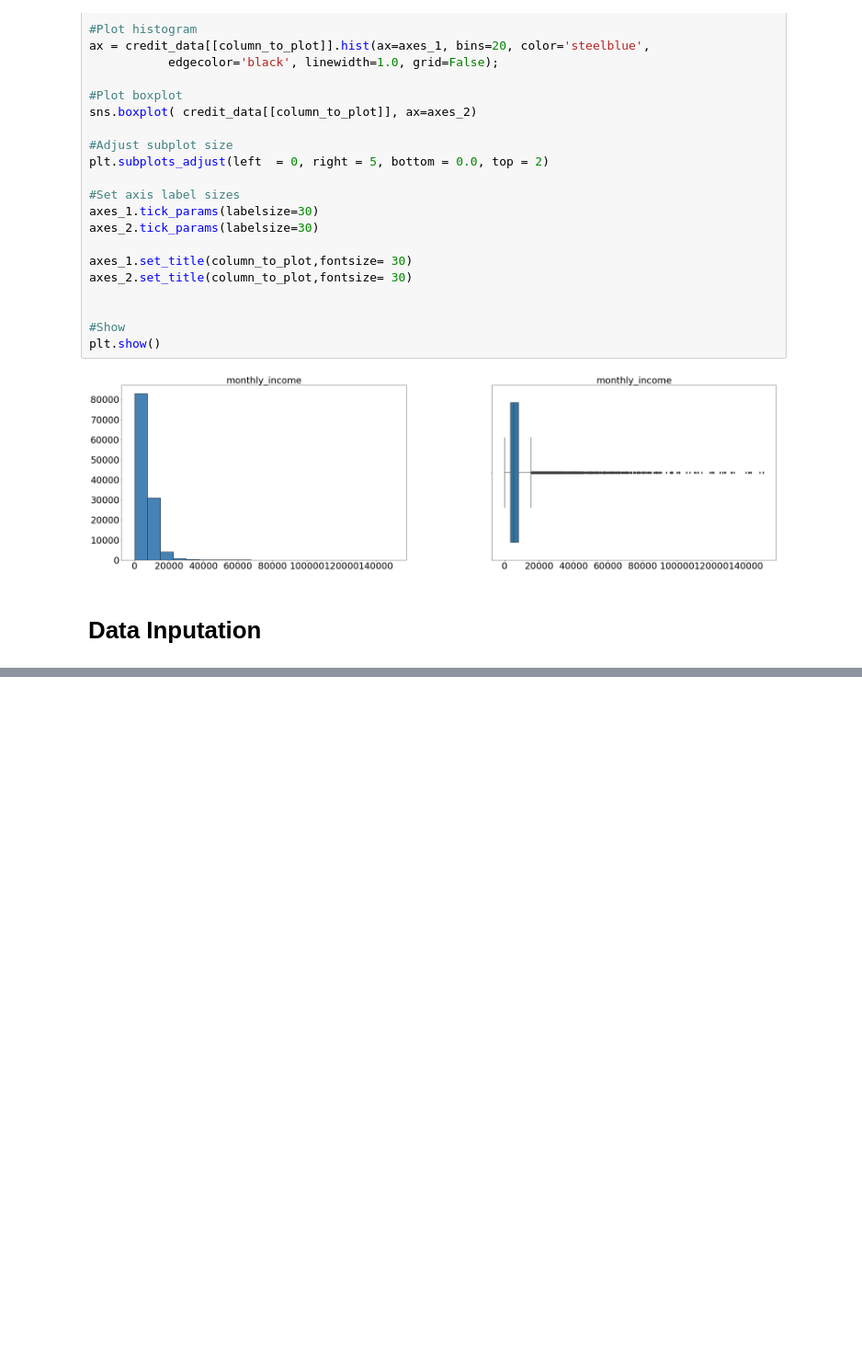
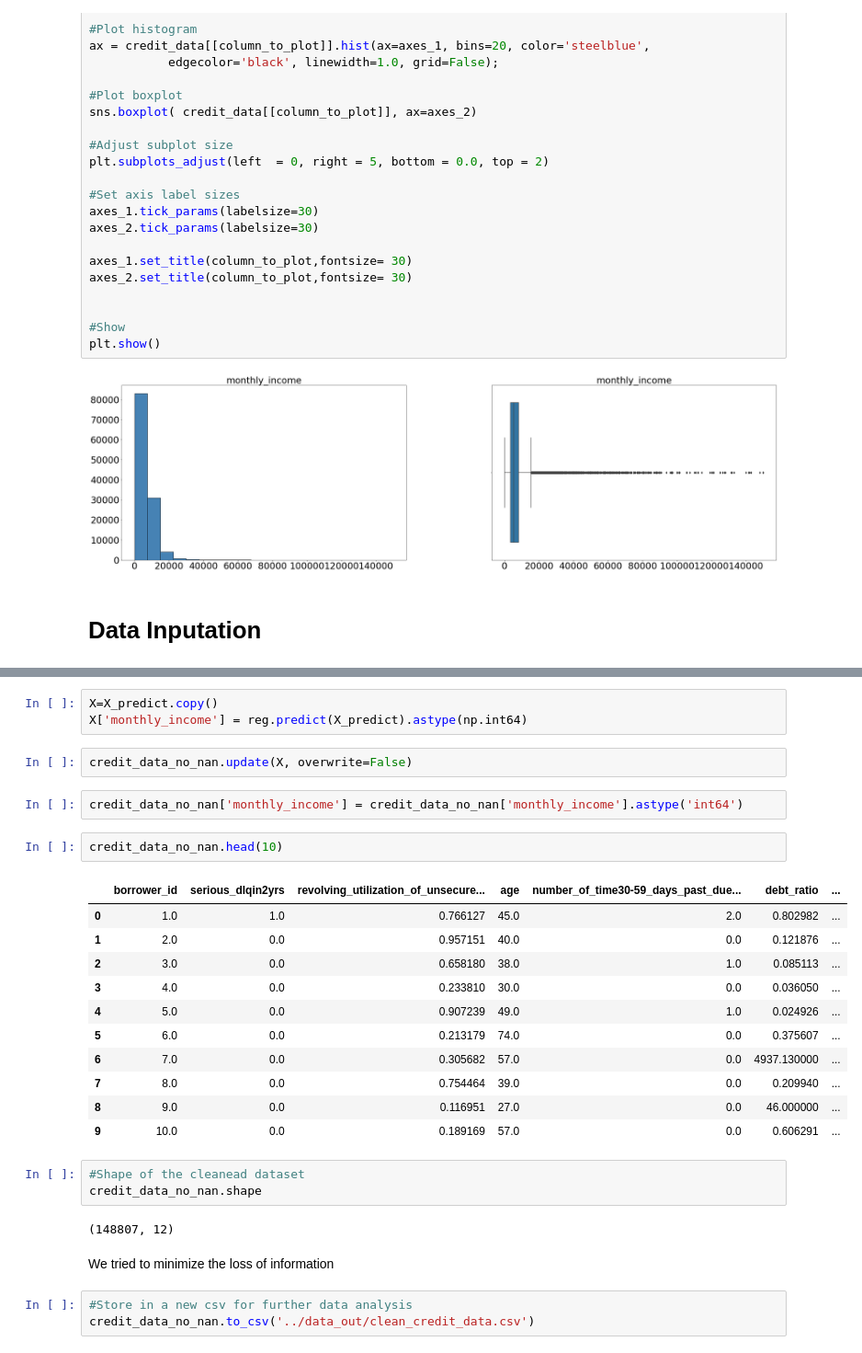
Before and after one commit to renzobechler-zz/credits_eda, a Jupyter notebook: notebooks/credits_eda_data_clean.ipynb, the cells around one changed output, grey strips where cells are left out. Shown at 92% size. Saved outputs shown, nothing was run; the diff lists cells and outputs as text; blank space fills up the shorter version.

```diff
--- a/notebooks/credits_eda_data_clean.ipynb
+++ b/notebooks/credits_eda_data_clean.ipynb
@@ -1250,0 +1402,31 @@ We will study if there is any correlation that help us to define what to do with
+# %%
+X=X_predict.copy()
+X['monthly_income'] = reg.predict(X_predict).astype(np.int64)
+# %%
+credit_data_no_nan.update(X, overwrite=False)
+# %%
+credit_data_no_nan['monthly_income'] = credit_data_no_nan['monthly_income'].astype('int64')
+# %%
+credit_data_no_nan.head(10)
+# %% [output]
+|  | borrower_id | serious_dlqin2yrs | revolving_utilization_of_unsecure... | age | number_of_time30-59_days_past_due... | debt_ratio | ... |
+| 0 | 1.0 | 1.0 | 0.766127 | 45.0 | 2.0 | 0.802982 | ... |
+| 1 | 2.0 | 0.0 | 0.957151 | 40.0 | 0.0 | 0.121876 | ... |
+| 2 | 3.0 | 0.0 | 0.658180 | 38.0 | 1.0 | 0.085113 | ... |
+| 3 | 4.0 | 0.0 | 0.233810 | 30.0 | 0.0 | 0.036050 | ... |
+| 4 | 5.0 | 0.0 | 0.907239 | 49.0 | 1.0 | 0.024926 | ... |
+| 5 | 6.0 | 0.0 | 0.213179 | 74.0 | 0.0 | 0.375607 | ... |
+| 6 | 7.0 | 0.0 | 0.305682 | 57.0 | 0.0 | 4937.130000 | ... |
+| 7 | 8.0 | 0.0 | 0.754464 | 39.0 | 0.0 | 0.209940 | ... |
+| 8 | 9.0 | 0.0 | 0.116951 | 27.0 | 0.0 | 46.000000 | ... |
+| 9 | 10.0 | 0.0 | 0.189169 | 57.0 | 0.0 | 0.606291 | ... |
+# %%
+#Shape of the cleanead dataset
+credit_data_no_nan.shape
+# %% [output]
+(148807, 12)
+# %% [markdown]
+We tried to minimize the loss of information
+# %%
+#Store in a new csv for further data analysis
+credit_data_no_nan.to_csv('../data_out/clean_credit_data.csv')
```
Also changed, not shown: parts of 21 cells of this notebook, 4 other files.
